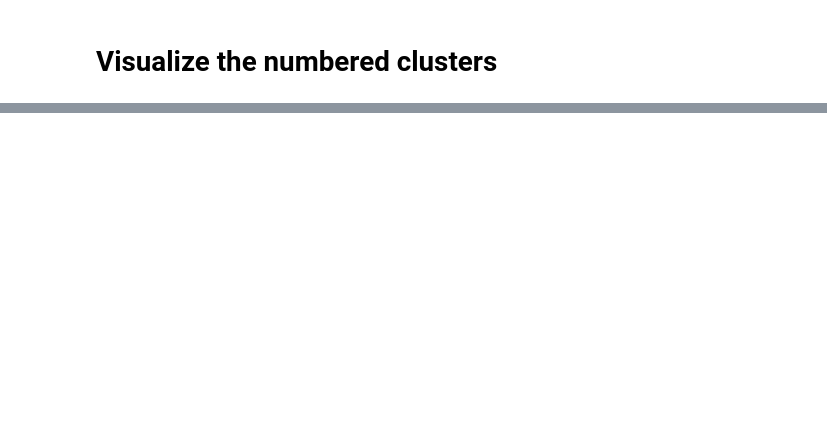
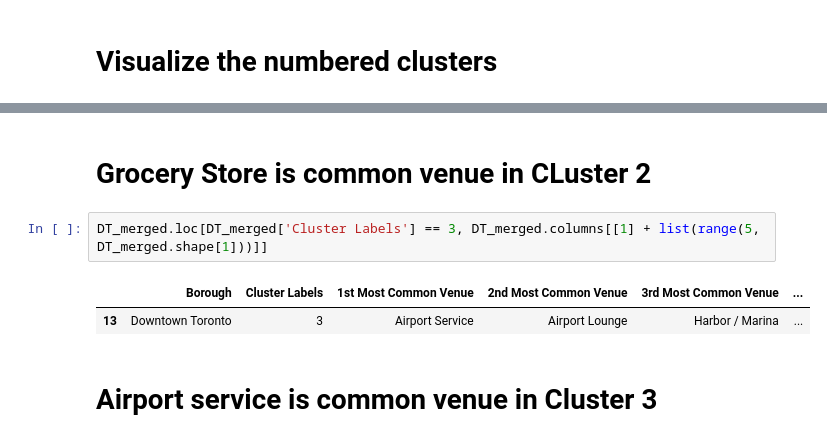
Before and after one commit to shaunrajan/Coursera_Capstone, a Jupyter notebook: Toronto Neighborhood Segmentation.ipynb, the cells around one changed output, grey strips where cells are left out. Drawn from its saved outputs; the diff is of its cells as text; blank space fills up the shorter version.

```diff
--- a/Toronto Neighborhood Segmentation.ipynb
+++ b/Toronto Neighborhood Segmentation.ipynb
@@ -542,0 +576,9 @@ map_clusters
+# %% [markdown]
+# Grocery Store is common venue in CLuster 2 #
+# %%
+DT_merged.loc[DT_merged['Cluster Labels'] == 3, DT_merged.columns[[1] + list(range(5, DT_merged.shape[1]))]]
+# %% [output]
+|  | Borough | Cluster Labels | 1st Most Common Venue | 2nd Most Common Venue | 3rd Most Common Venue | ... |
+| 13 | Downtown Toronto | 3 | Airport Service | Airport Lounge | Harbor / Marina | ... |
+# %% [markdown]
+# Airport service is common venue in Cluster 3 #
```
Also changed, not shown: parts of 5 cells of this notebook.
